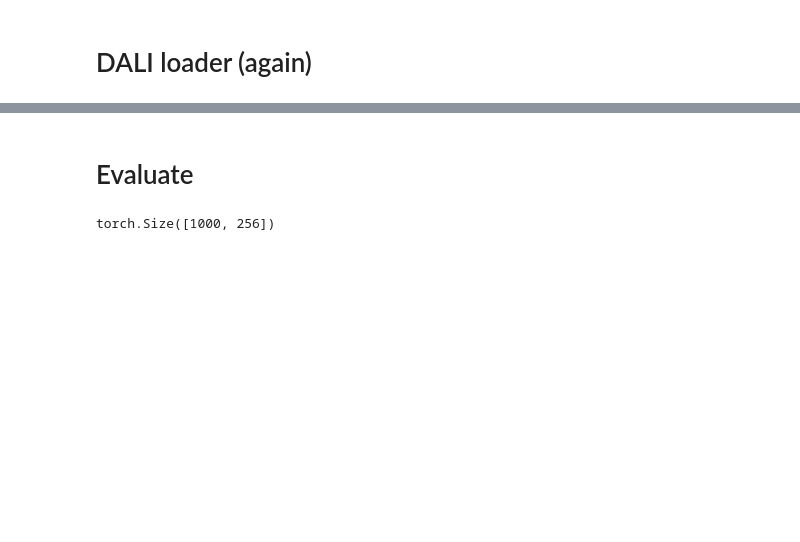
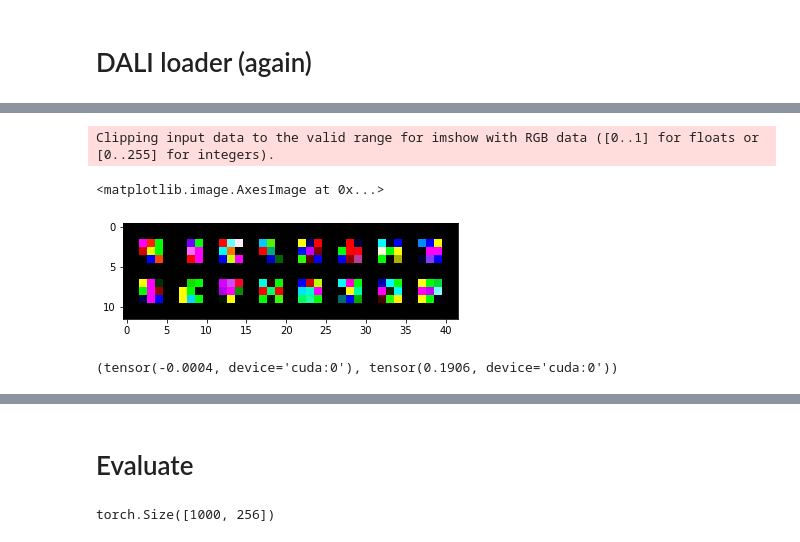
Before and after one commit to bonlime/sota_imagenet, a Jupyter notebook: eval.ipynb, the cells around one changed output, grey strips where cells are left out. Drawn from its saved outputs; the diff is of its cells as text; code cells hidden in the pictures; blank space fills up the shorter version.

```diff
--- a/eval.ipynb
+++ b/eval.ipynb
@@ -139,0 +901,6 @@ getattr(cfg, "image_size")
+# %%
+plt.imshow(make_grid(eca_nfn.stem.conv1.weight).transpose(0, 2).transpose(0, 1).detach().mul(10))
+# %% [output]
+Clipping input data to the valid range for imshow with RGB data ([0..1] for floats or [0..255] for integers).
+<matplotlib.image.AxesImage at 0x...>
+[figure, added]
@@ -139,0 +911,4 @@ getattr(cfg, "image_size")
+# %%
+out.mean(), out.std()
+# %% [output]
+(tensor(-0.0004, device='cuda:0'), tensor(0.1906, device='cuda:0'))
```
Also changed, not shown: parts of 213 cells of this notebook.
